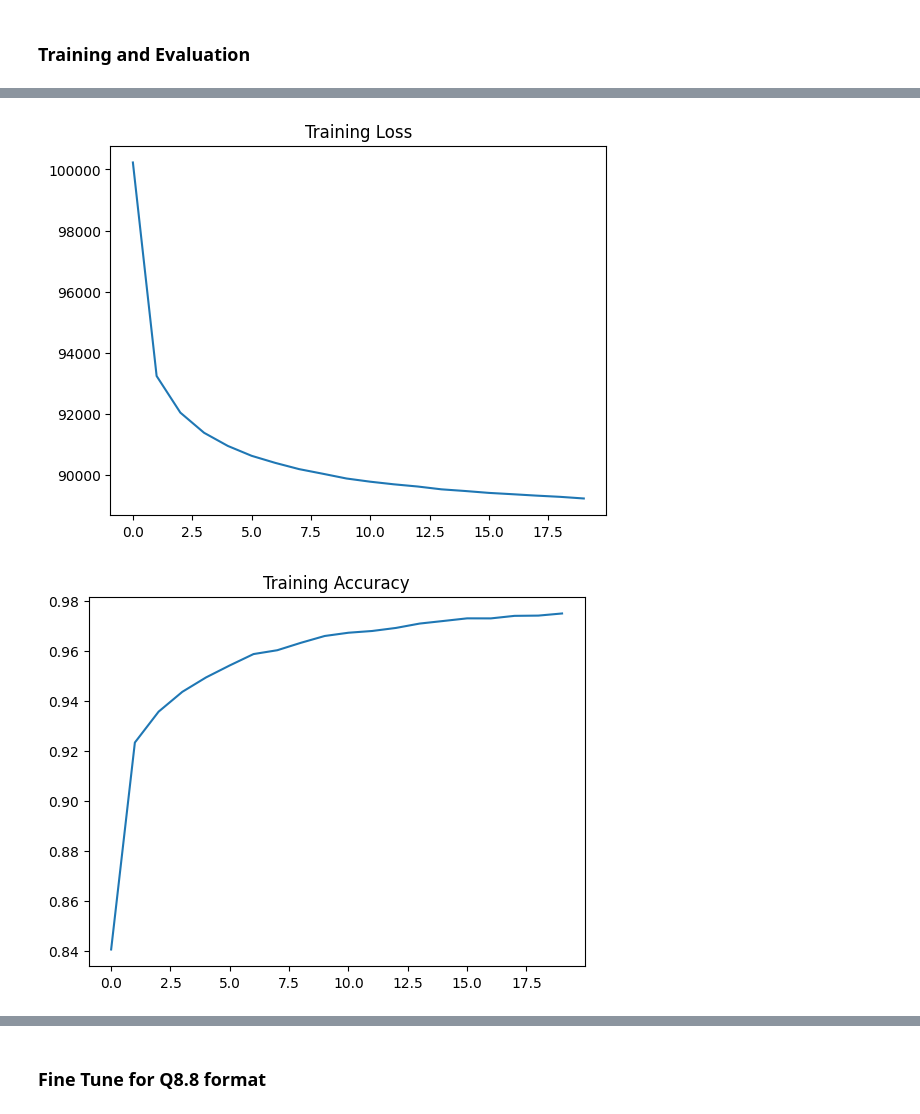
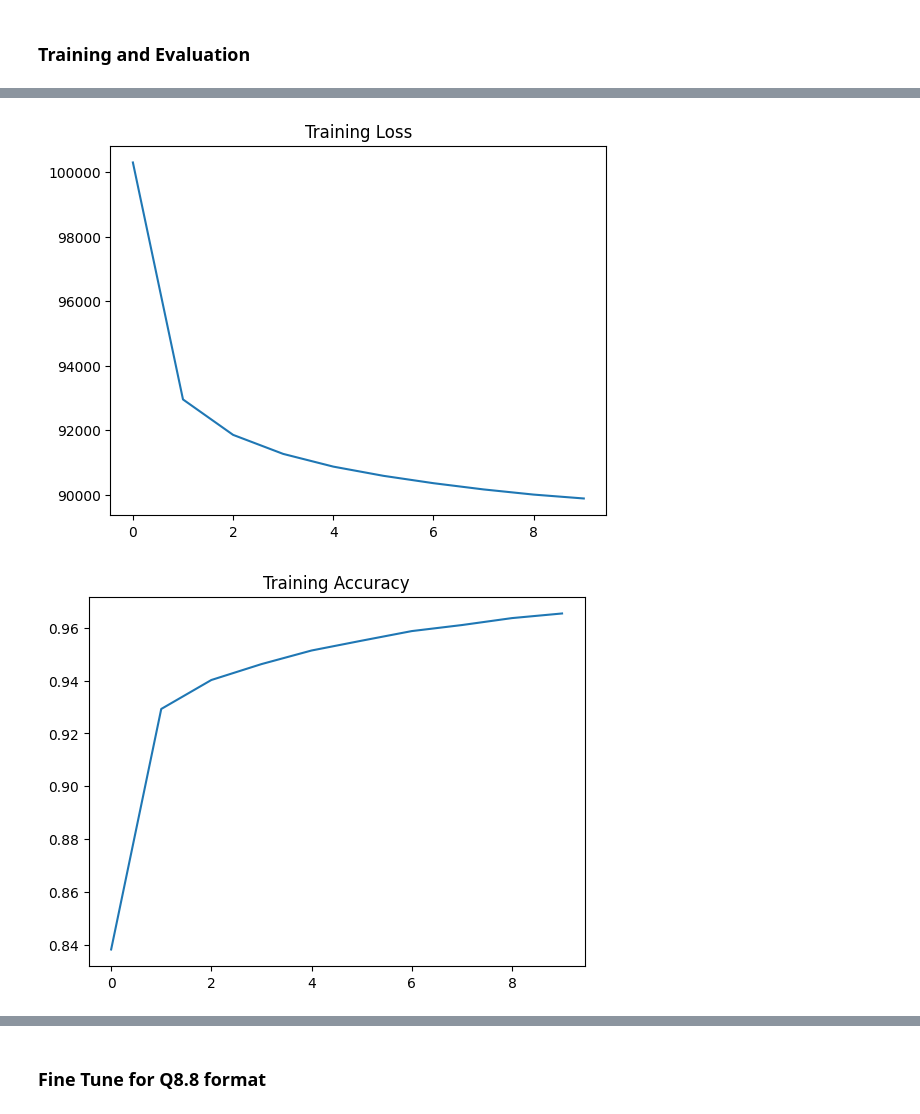
Before and after one commit to InduwaraGunasena/SNN-FPGA, a Jupyter notebook: Python scripts/snn_test.ipynb, the cells around one changed output, grey strips where cells are left out. Cells and saved outputs as stored; diff of their text form; code cells hidden in the pictures.

```diff
--- a/Python scripts/snn_test.ipynb
+++ b/Python scripts/snn_test.ipynb
@@ -120,7 +120,7 @@ optimizer = optim.Adam(model.parameters(), lr=1e-3)
 loss_fn = SF.ce_rate_loss()
 num_steps = 20
 # %%
-epochs = 20
+epochs = 10
 loss_hist = []
 acc_hist = []
 
@@ -192,5 +182,5 @@ Epoch 20: Loss=89241.749, Acc=0.9749
-[figure, old version]
+[figure, new version]
-[figure, old version]
+[figure, new version]
 # %%
 all_preds = []
 all_labels = []
```
Also changed, not shown: parts of 10 cells of this notebook.
